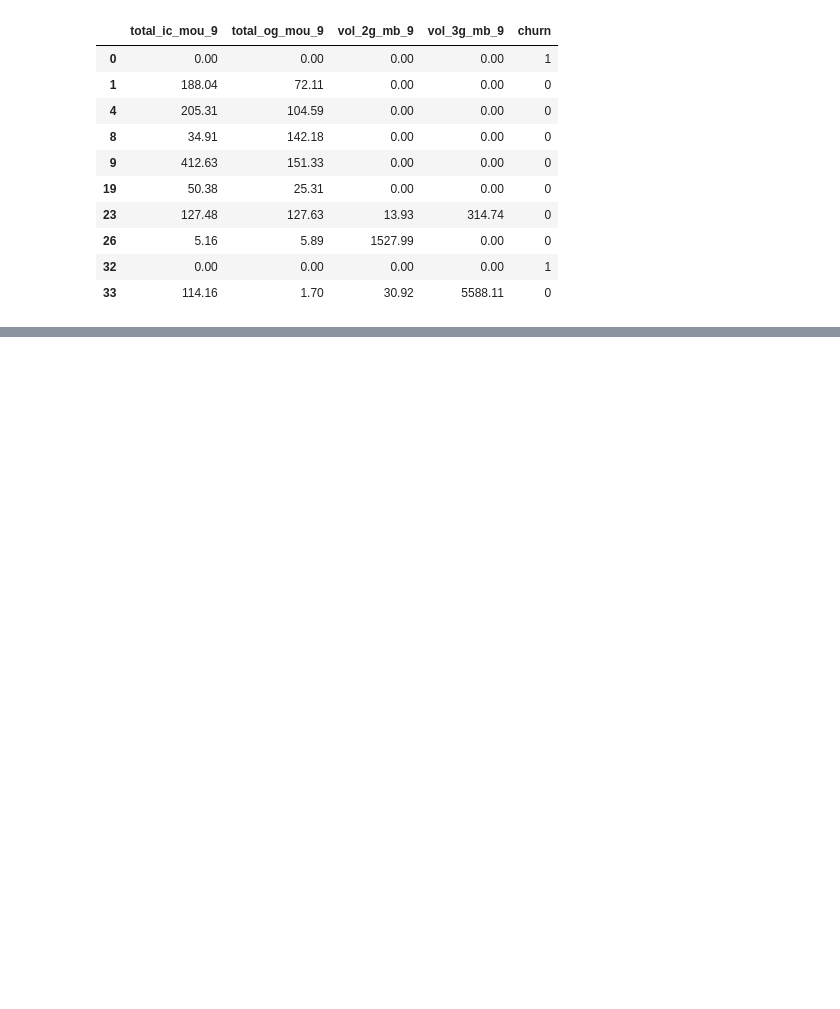
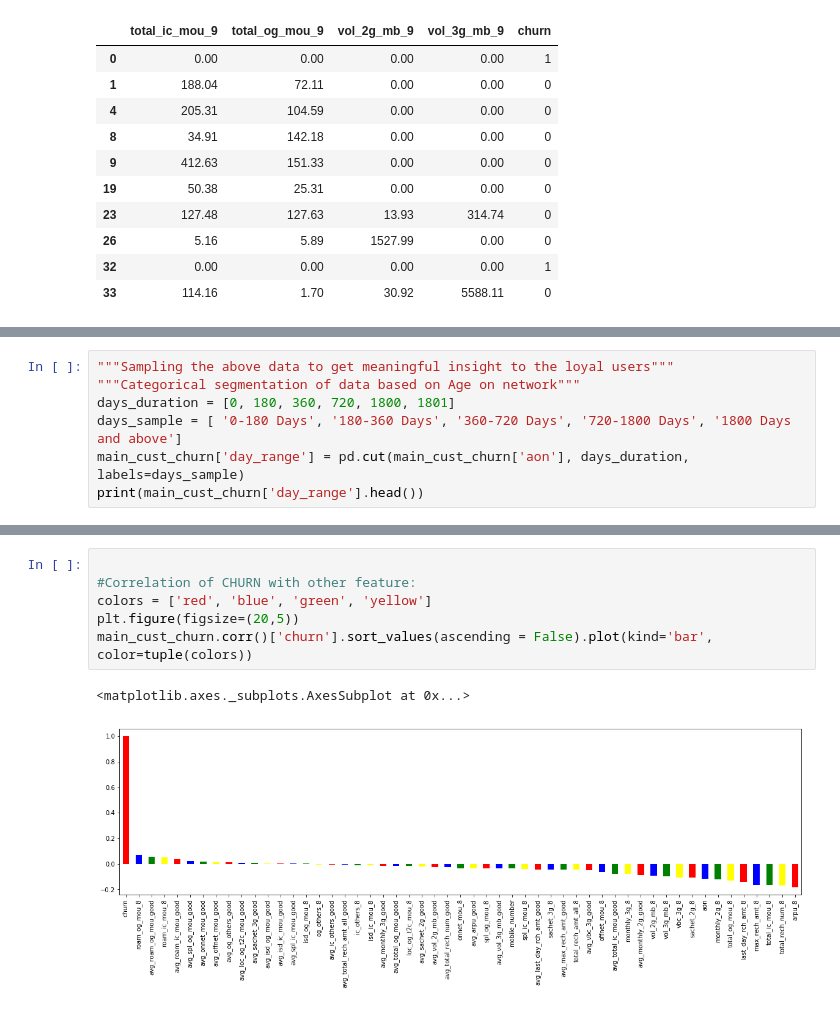
Before and after one commit to kurtesy/ML, a Jupyter notebook: Telecom_Churn.ipynb, the cells around one changed output, grey strips where cells are left out. Drawn from its saved outputs; the diff is of its cells as text; blank space fills up the shorter version.

```diff
--- a/Telecom_Churn.ipynb
+++ b/Telecom_Churn.ipynb
@@ -287,0 +322,7 @@ main_cust_churn.shape
+# %%
+"""Sampling the above data to get meaningful insight to the loyal users"""
+"""Categorical segmentation of data based on Age on network"""
+days_duration = [0, 180, 360, 720, 1800, 1801]
+days_sample = [ '0-180 Days', '180-360 Days', '360-720 Days', '720-1800 Days', '1800 Days and above']
+main_cust_churn['day_range'] = pd.cut(main_cust_churn['aon'], days_duration, labels=days_sample)
+print(main_cust_churn['day_range'].head())
@@ -287,0 +337,9 @@ main_cust_churn.shape
+# %%
+
+#Correlation of CHURN with other feature:
+colors = ['red', 'blue', 'green', 'yellow']
+plt.figure(figsize=(20,5))
+main_cust_churn.corr()['churn'].sort_values(ascending = False).plot(kind='bar', color=tuple(colors))
+# %% [output]
+<matplotlib.axes._subplots.AxesSubplot at 0x...>
+[figure, added]
```
Also changed, not shown: parts of 33 cells of this notebook.
